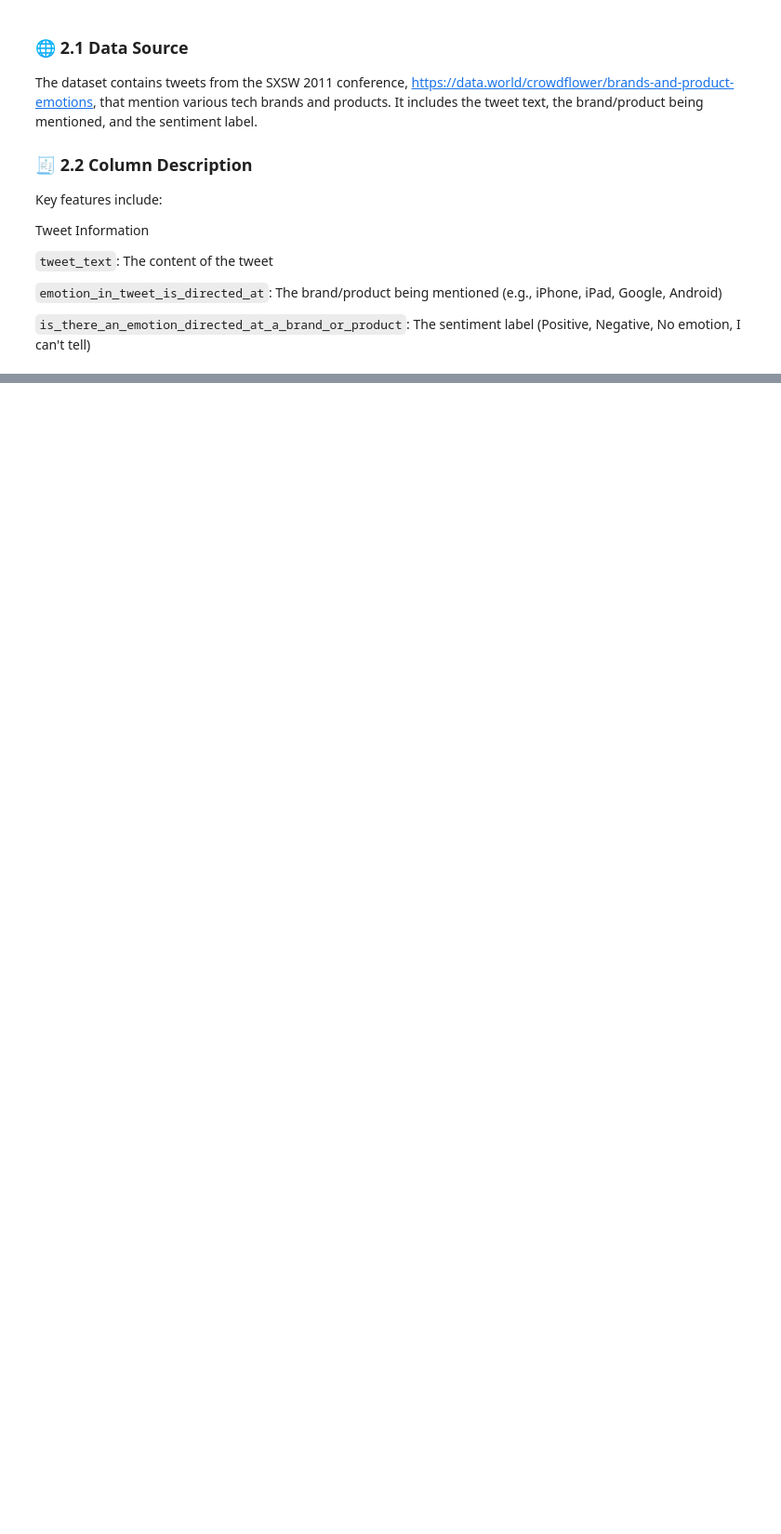
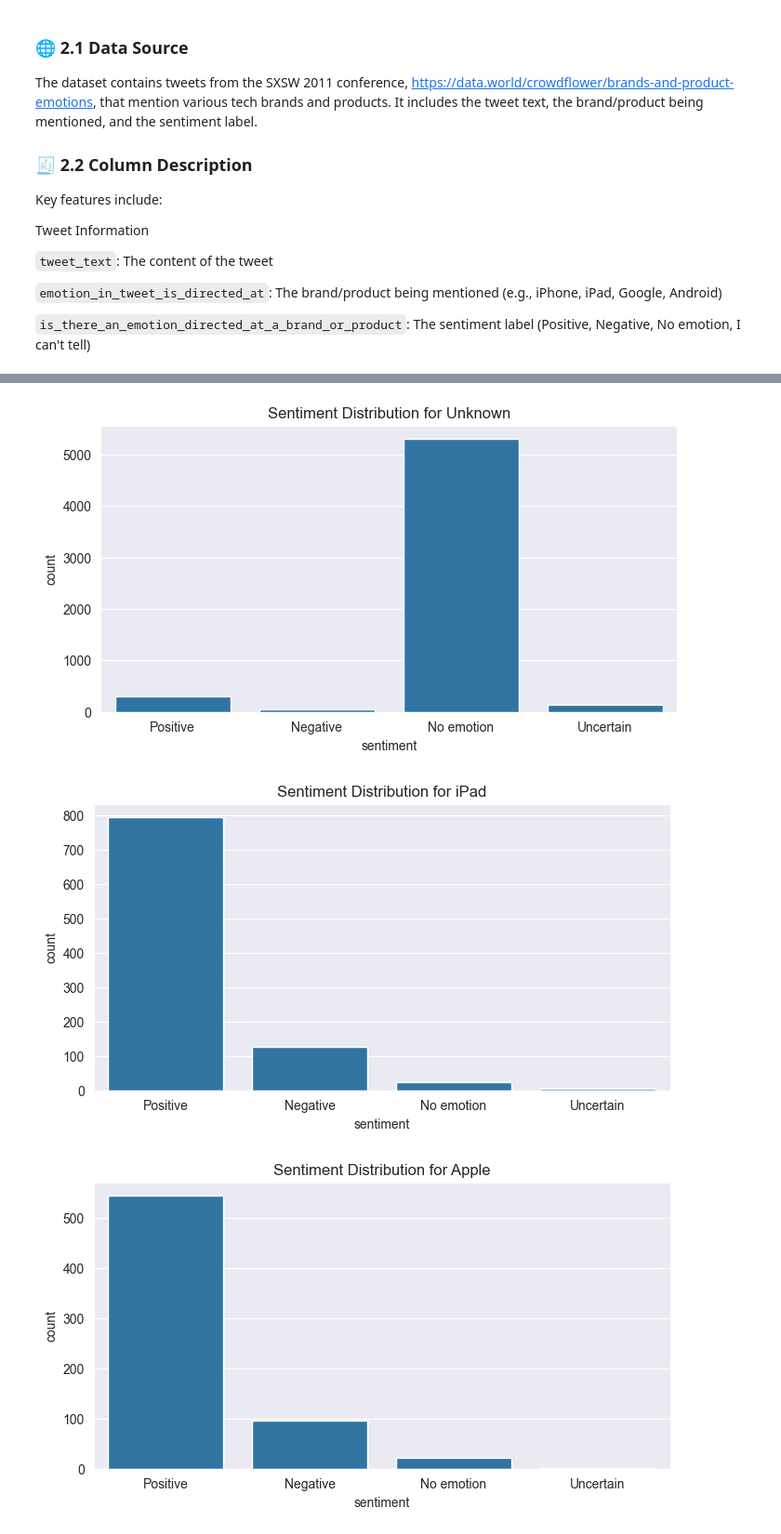
Before and after one commit to Patoh254code/product_brand_sentiment_analysis, a Jupyter notebook: index.ipynb, the cells around one changed output, grey strips where cells are left out. Shown at 93% size. Saved outputs shown, nothing was run; the diff lists cells and outputs as text; code cells hidden in the pictures; blank space fills up the shorter version.

```diff
--- a/index.ipynb
+++ b/index.ipynb
@@ -75,0 +268,14 @@ Tweet Information
+# %%
+# Sentiment by brands
+for b in brands.index:
+    brand_data = sent_df[sent_df['brand'] == b]
+    plt.figure(figsize=(8, 4))
+    sns.countplot(data=brand_data,
+                  x='sentiment',
+                  order=['Positive', 'Negative', 'No emotion', "Uncertain"])
+    plt.title(f'Sentiment Distribution for {b}')
+    plt.show()
+# %% [output]
+[figure, added]
+[figure, added]
+[figure, added]
```
Also changed, not shown: parts of 23 cells of this notebook.
